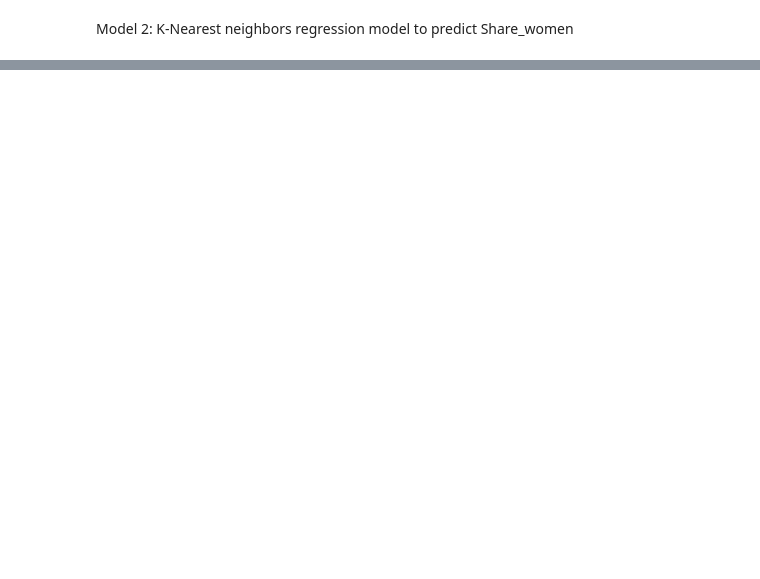
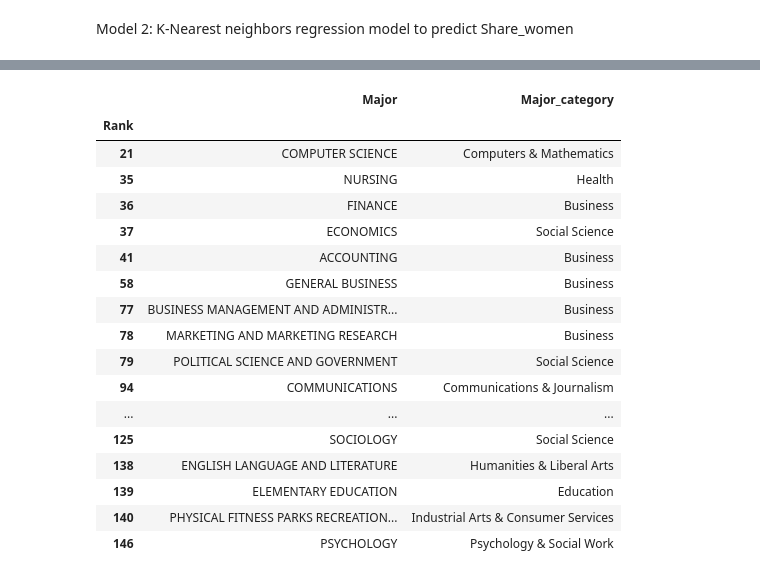
Before and after one commit to lbcmp/Data-Science-Project, a Jupyter notebook: MAT328_Project.ipynb, the cells around one changed output, grey strips where cells are left out. Saved outputs shown, nothing was run; the diff lists cells and outputs as text; code cells hidden in the pictures; blank space fills up the shorter version.

```diff
--- a/MAT328_Project.ipynb
+++ b/MAT328_Project.ipynb
@@ -320,0 +401,23 @@ plt.legend(["Training MSE", "Testing MSE"])
+# %%
+# display the major and major_category for each row in cluster2
+
+cluster2[["Major", "Major_category"]]
+# %% [output]
+|  | Major | Major_category |
+| Rank |  |  |
+| 21 | COMPUTER SCIENCE | Computers & Mathematics |
+| 35 | NURSING | Health |
+| 36 | FINANCE | Business |
+| 37 | ECONOMICS | Social Science |
+| 41 | ACCOUNTING | Business |
+| 58 | GENERAL BUSINESS | Business |
+| 77 | BUSINESS MANAGEMENT AND ADMINISTR... | Business |
+| 78 | MARKETING AND MARKETING RESEARCH | Business |
+| 79 | POLITICAL SCIENCE AND GOVERNMENT | Social Science |
+| 94 | COMMUNICATIONS | Communications & Journalism |
+| ... | ... | ... |
+| 125 | SOCIOLOGY | Social Science |
+| 138 | ENGLISH LANGUAGE AND LITERATURE | Humanities & Liberal Arts |
+| 139 | ELEMENTARY EDUCATION | Education |
+| 140 | PHYSICAL FITNESS PARKS RECREATION... | Industrial Arts & Consumer Services |
+| 146 | PSYCHOLOGY | Psychology & Social Work |
```
Also changed, not shown: parts of 37 cells of this notebook.
